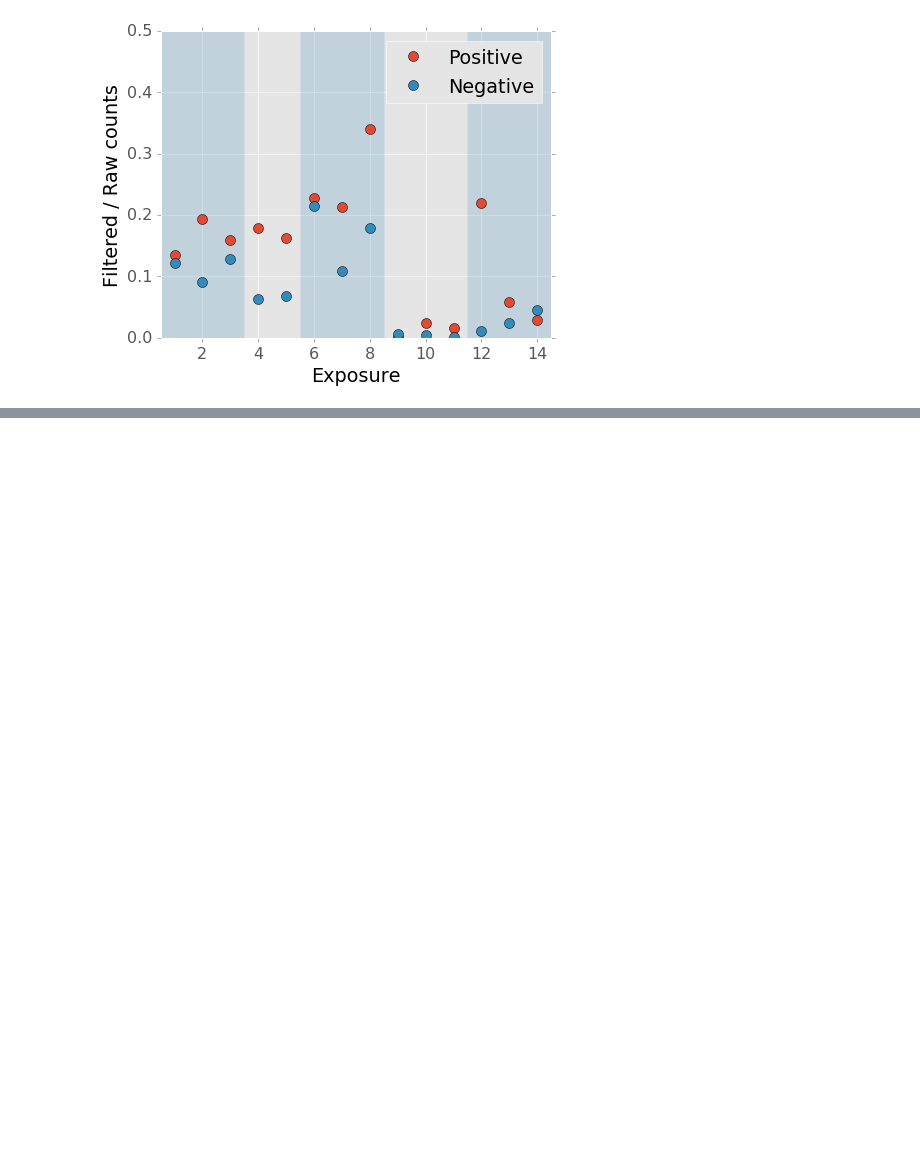
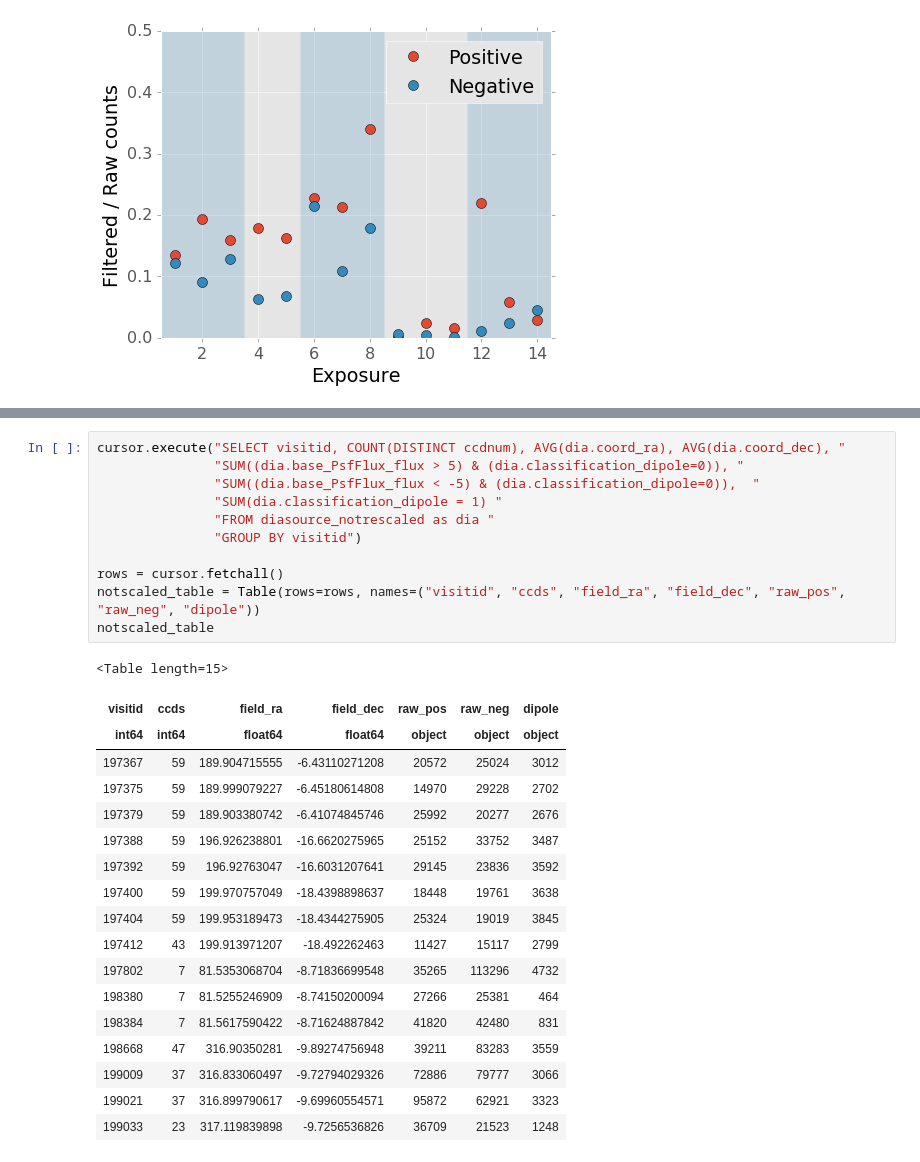
Before and after one commit to lsst-dm/dmtn-006, a Jupyter notebook: notebooks/force_phot_sql.ipynb, the cells around one changed output, grey strips where cells are left out. Drawn from its saved outputs; the diff is of its cells as text; blank space fills up the shorter version.

```diff
--- a/notebooks/force_phot_sql.ipynb
+++ b/notebooks/force_phot_sql.ipynb
@@ -210,0 +233,30 @@ plt.xlim(0.5,len(counts_table) - 0.5)
+# %%
+cursor.execute("SELECT visitid, COUNT(DISTINCT ccdnum), AVG(dia.coord_ra), AVG(dia.coord_dec), "
+               "SUM((dia.base_PsfFlux_flux > 5) & (dia.classification_dipole=0)), "
+               "SUM((dia.base_PsfFlux_flux < -5) & (dia.classification_dipole=0)),  "
+               "SUM(dia.classification_dipole = 1) "
+               "FROM diasource_notrescaled as dia "
+               "GROUP BY visitid")
+
+rows = cursor.fetchall()
+notscaled_table = Table(rows=rows, names=("visitid", "ccds", "field_ra", "field_dec", "raw_pos", "raw_neg", "dipole"))
+notscaled_table
+# %% [output]
+<Table length=15>
+| visitid | ccds | field_ra | field_dec | raw_pos | raw_neg | dipole |
+| int64 | int64 | float64 | float64 | object | object | object |
+| 197367 | 59 | 189.904715555 | -6.43110271208 | 20572 | 25024 | 3012 |
+| 197375 | 59 | 189.999079227 | -6.45180614808 | 14970 | 29228 | 2702 |
+| 197379 | 59 | 189.903380742 | -6.41074845746 | 25992 | 20277 | 2676 |
+| 197388 | 59 | 196.926238801 | -16.6620275965 | 25152 | 33752 | 3487 |
+| 197392 | 59 | 196.92763047 | -16.6031207641 | 29145 | 23836 | 3592 |
+| 197400 | 59 | 199.970757049 | -18.4398898637 | 18448 | 19761 | 3638 |
+| 197404 | 59 | 199.953189473 | -18.4344275905 | 25324 | 19019 | 3845 |
+| 197412 | 43 | 199.913971207 | -18.492262463 | 11427 | 15117 | 2799 |
+| 197802 | 7 | 81.5353068704 | -8.71836699548 | 35265 | 113296 | 4732 |
+| 198380 | 7 | 81.5255246909 | -8.74150200094 | 27266 | 25381 | 464 |
+| 198384 | 7 | 81.5617590422 | -8.71624887842 | 41820 | 42480 | 831 |
+| 198668 | 47 | 316.90350281 | -9.89274756948 | 39211 | 83283 | 3559 |
+| 199009 | 37 | 316.833060497 | -9.72794029326 | 72886 | 79777 | 3066 |
+| 199021 | 37 | 316.899790617 | -9.69960554571 | 95872 | 62921 | 3323 |
+| 199033 | 23 | 317.119839898 | -9.7256536826 | 36709 | 21523 | 1248 |
```
Also changed, not shown: parts of 3 cells of this notebook, 6 other files.
